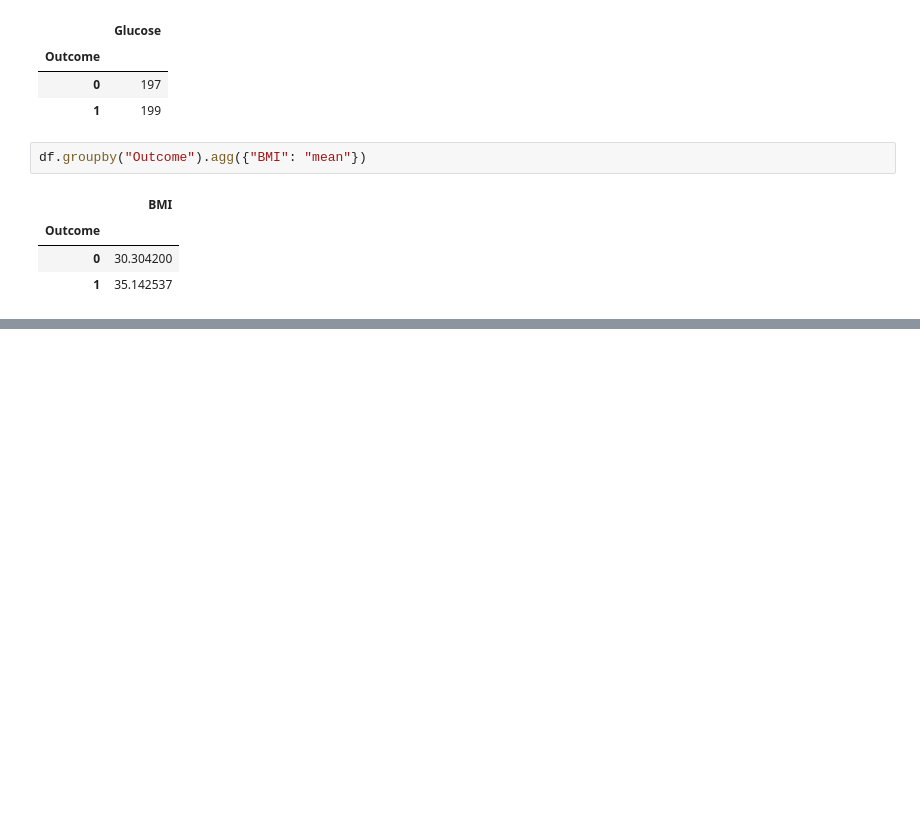
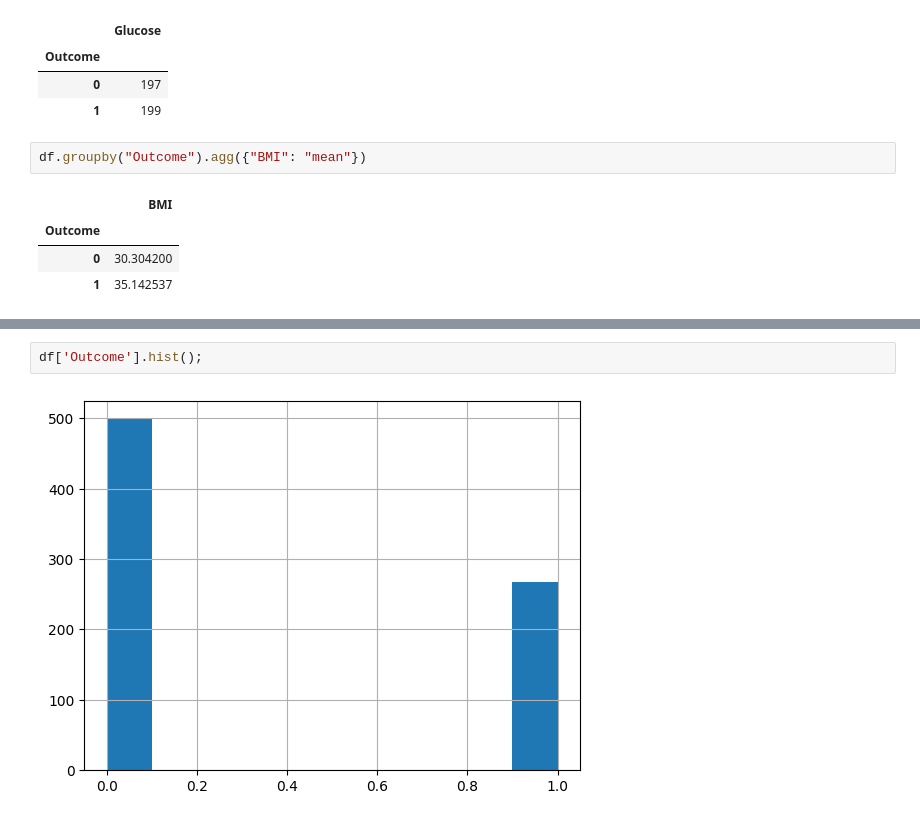
Before and after one commit to Cham75/Diabetes-analysis, a Jupyter notebook: main.ipynb, the cells around one changed output, grey strips where cells are left out. Drawn from its saved outputs; the diff is of its cells as text; blank space fills up the shorter version.

```diff
--- a/main.ipynb
+++ b/main.ipynb
@@ -162,0 +277,4 @@ df.groupby("Outcome").agg({"BMI": "mean"})
+# %%
+df['Outcome'].hist();
+# %% [output]
+[figure, added]
```
Also changed, not shown: parts of 70 cells of this notebook.
